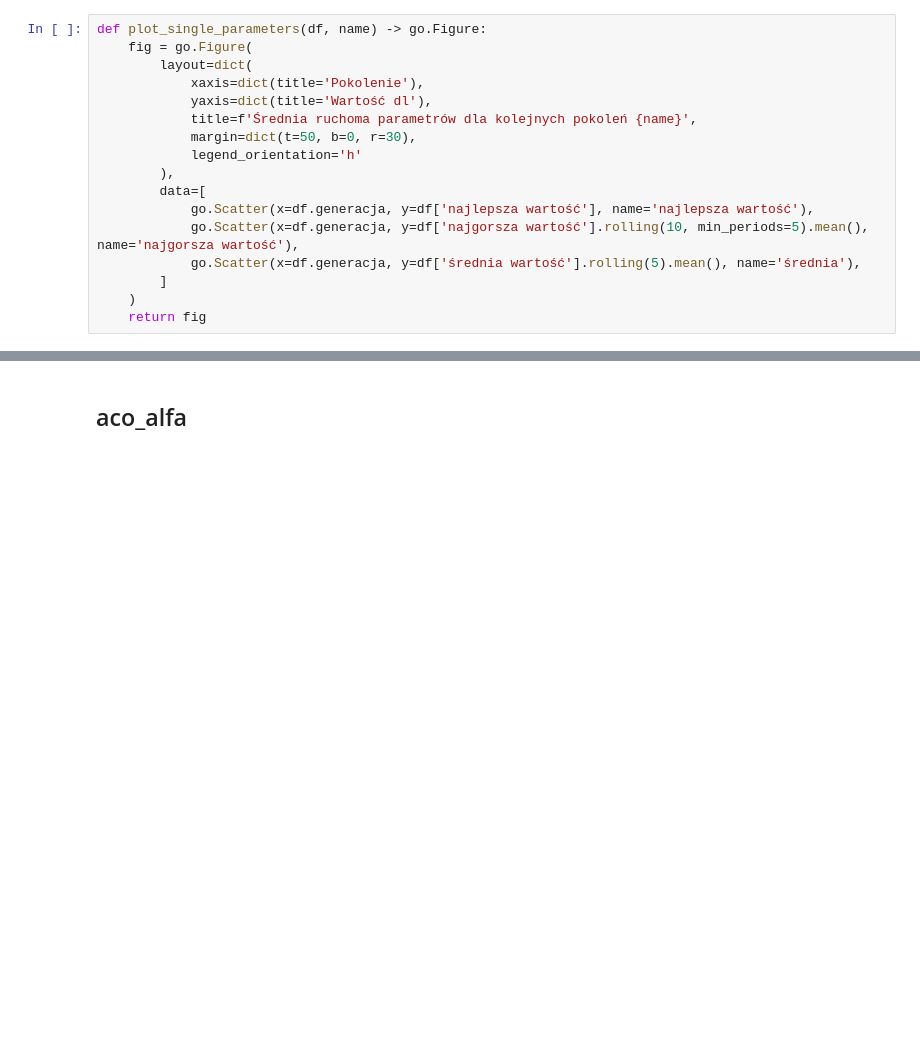
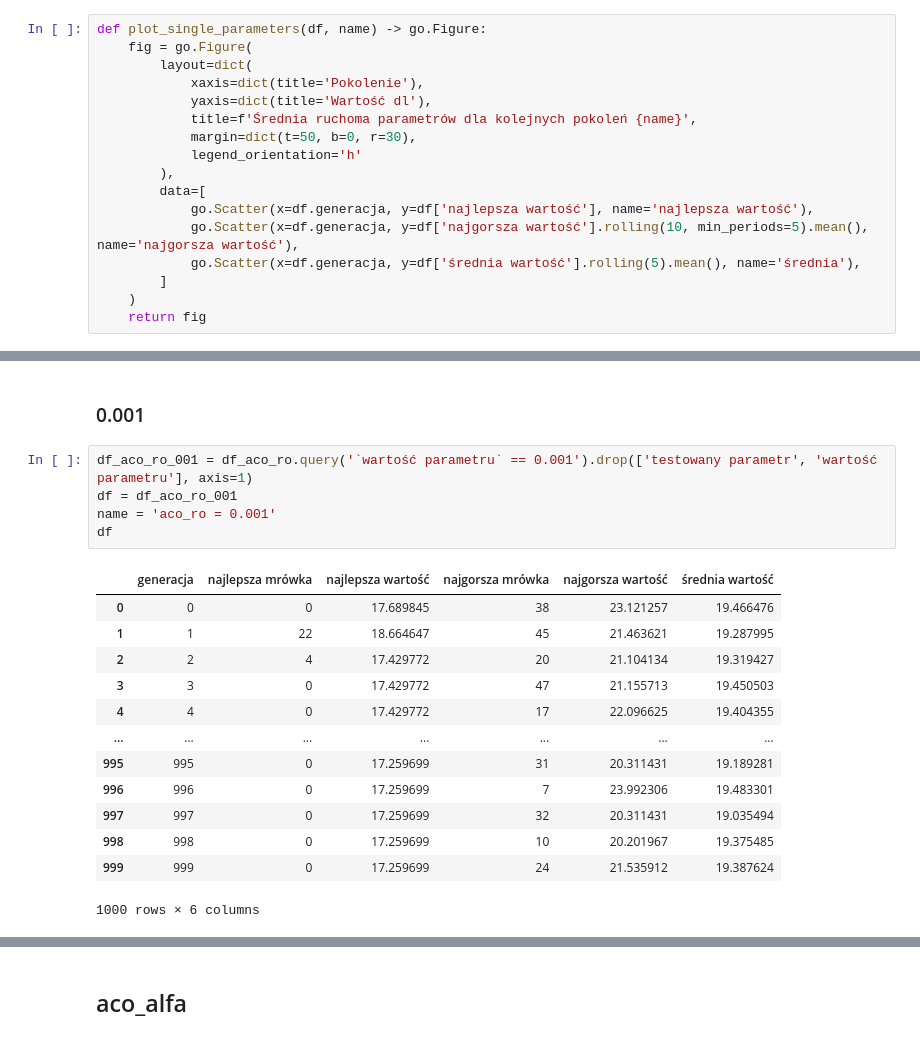
Before and after one commit to christopher-dabrowski/POSI-C4, a Jupyter notebook: Analiza danych.ipynb, the cells around one changed output, grey strips where cells are left out. Cells and saved outputs as stored; diff of their text form; blank space fills up the shorter version.

```diff
--- a/Analiza danych.ipynb
+++ b/Analiza danych.ipynb
@@ -82,0 +102,21 @@ def plot_single_parameters(df, name) -> go.Figure:
+# %% [markdown]
+### 0.001
+# %%
+df_aco_ro_001 = df_aco_ro.query('`wartość parametru` == 0.001').drop(['testowany parametr', 'wartość parametru'], axis=1)
+df = df_aco_ro_001
+name = 'aco_ro = 0.001'
+df
+# %% [output]
+|  | generacja | najlepsza mrówka | najlepsza wartość | najgorsza mrówka | najgorsza wartość | średnia wartość |
+| 0 | 0 | 0 | 17.689845 | 38 | 23.121257 | 19.466476 |
+| 1 | 1 | 22 | 18.664647 | 45 | 21.463621 | 19.287995 |
+| 2 | 2 | 4 | 17.429772 | 20 | 21.104134 | 19.319427 |
+| 3 | 3 | 0 | 17.429772 | 47 | 21.155713 | 19.450503 |
+| 4 | 4 | 0 | 17.429772 | 17 | 22.096625 | 19.404355 |
+| ... | ... | ... | ... | ... | ... | ... |
+| 995 | 995 | 0 | 17.259699 | 31 | 20.311431 | 19.189281 |
+| 996 | 996 | 0 | 17.259699 | 7 | 23.992306 | 19.483301 |
+| 997 | 997 | 0 | 17.259699 | 32 | 20.311431 | 19.035494 |
+| 998 | 998 | 0 | 17.259699 | 10 | 20.201967 | 19.375485 |
+| 999 | 999 | 0 | 17.259699 | 24 | 21.535912 | 19.387624 |
+1000 rows × 6 columns
```
Also changed, not shown: parts of 15 cells of this notebook, 1 other file.
